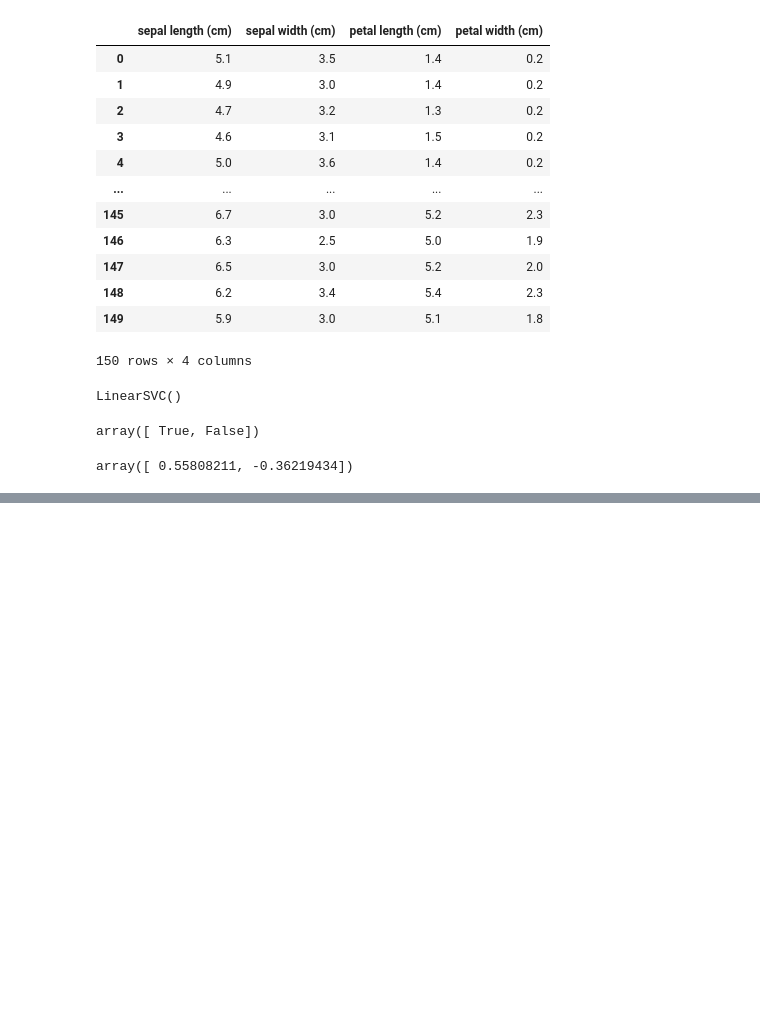
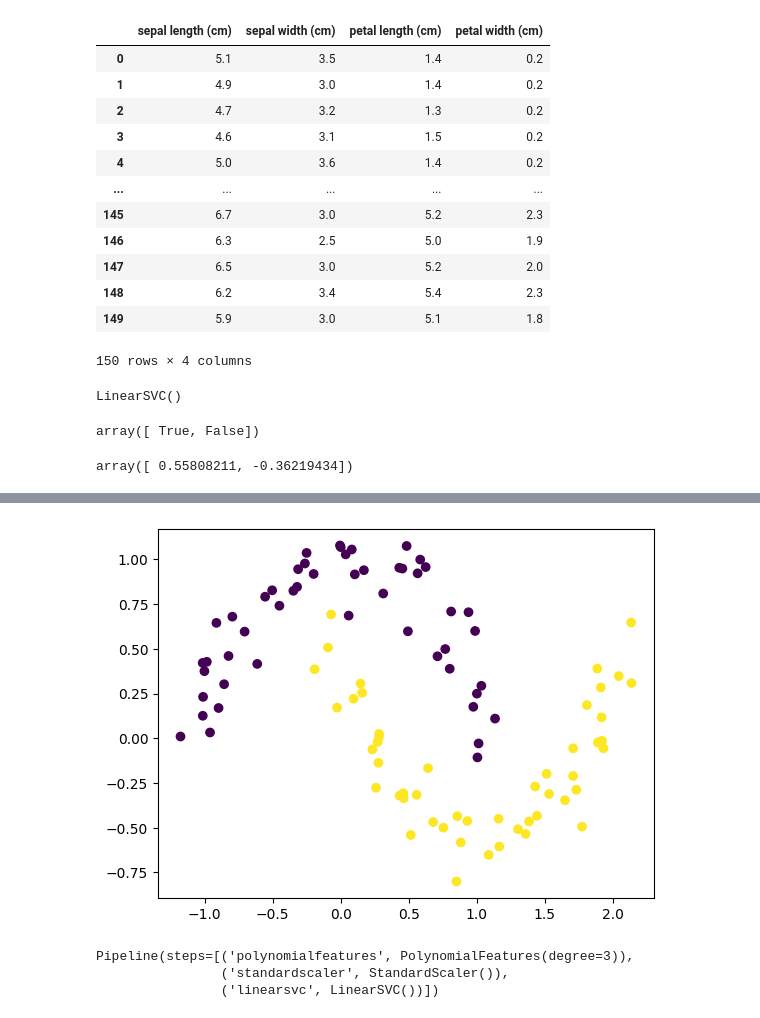
Before and after one commit to yeghor/Learning-Machine-Learning, a Jupyter notebook: jupyter_notes/4-SVM.ipynb, the cells around one changed output, grey strips where cells are left out. Drawn from its saved outputs; the diff is of its cells as text; code cells hidden in the pictures; blank space fills up the shorter version.

Commit message:
added: polynomial SVM, decision boundary plots

```diff
--- a/jupyter_notes/4-SVM.ipynb
+++ b/jupyter_notes/4-SVM.ipynb
@@ -60,0 +68,18 @@ array([ 0.55808211, -0.36219434])
+# %%
+X, y = sk_datasets.make_moons(n_samples=100, noise=0.1)
+
+plt.scatter(X[:, 0], X[:, 1], c=y)
+plt.show()
+# %% [output]
+[figure, added]
+# %%
+polynomial_svm_clf = make_pipeline(
+    PolynomialFeatures(degree=3),
+    StandardScaler(),
+    svm_models.LinearSVC(C=1.0),
+)
+polynomial_svm_clf.fit(X, y)
+# %% [output]
+Pipeline(steps=[('polynomialfeatures', PolynomialFeatures(degree=3)),
+                ('standardscaler', StandardScaler()),
+                ('linearsvc', LinearSVC())])
```
Also changed, not shown: parts of 9 cells of this notebook.
